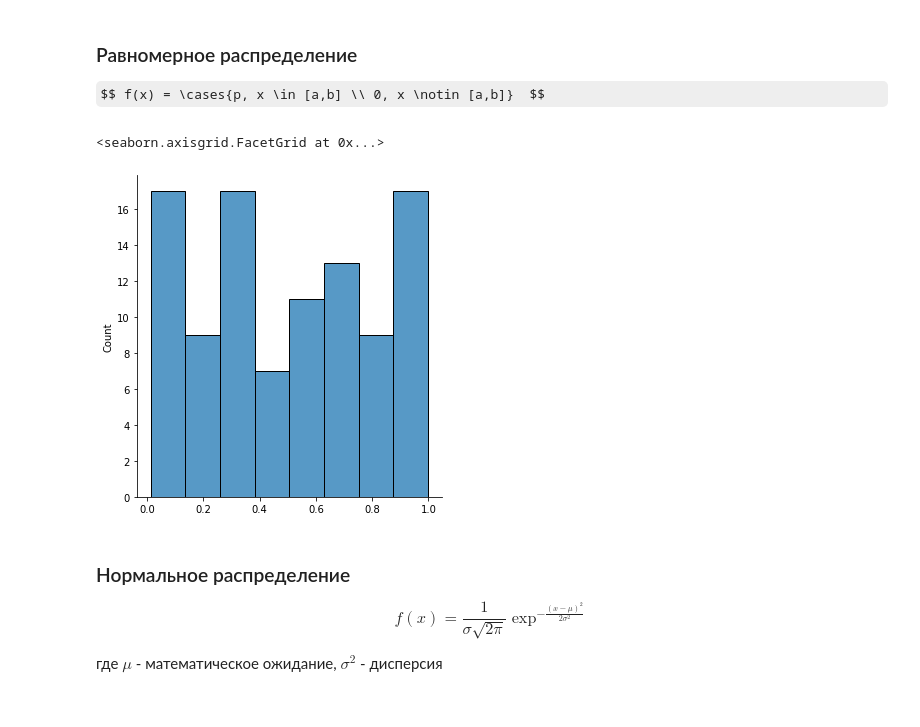
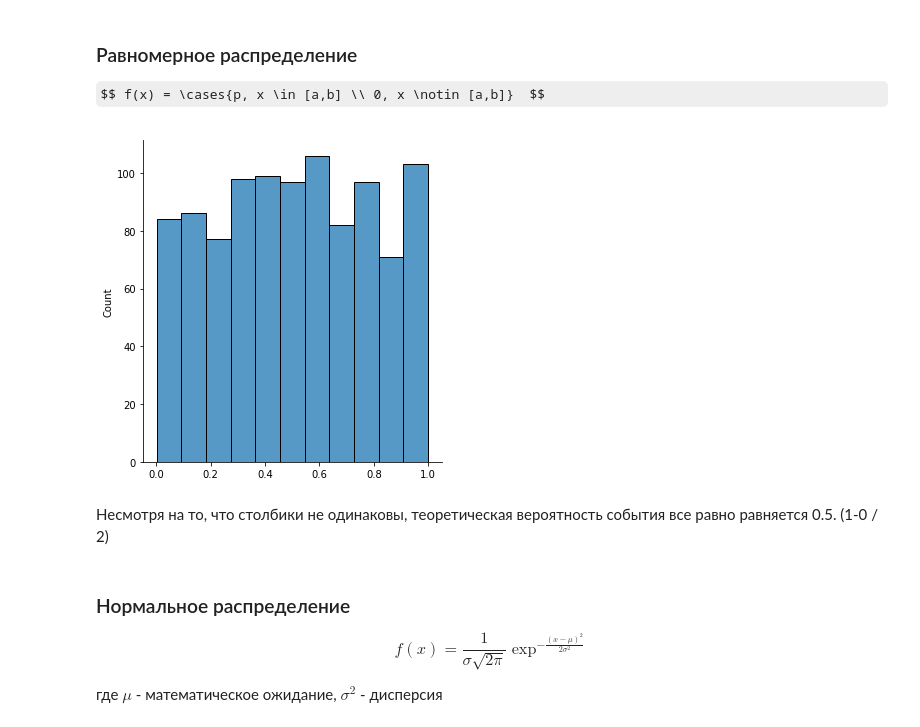
Before and after one commit to iakubovskii7/Data_Science_Course, a Jupyter notebook: DataAnalysis/Лекция 2. Numpy и основные распределения в статистике.ipynb, the cells around one changed output. Drawn from its saved outputs; the diff is of its cells as text; code cells hidden in the pictures; some formulas as TeX source.

```diff
--- a/DataAnalysis/Лекция 2. Numpy и основные распределения в статистике.ipynb
+++ b/DataAnalysis/Лекция 2. Numpy и основные распределения в статистике.ipynb
@@ -590,10 +608,12 @@ print(f"Вероятность того, что временной интерв
 $$ f(x) = \cases{p, x \in [a,b] \\ 0, x \notin [a,b]}  $$
 # %%
 from scipy.stats import uniform
-sns.displot(uniform.rvs(size=100))
+sns.displot(uniform.rvs(size=1000));
 # %% [output]
-<seaborn.axisgrid.FacetGrid at 0x...>
-[figure, old version]
+[figure, new version]
+# %% [markdown]
+Несмотря на то, что столбики не одинаковы, теоретическая вероятность
+события все равно равняется 0.5. (1-0 / 2)
 # %% [markdown]
 ### Нормальное распределение
 
```
Also changed, not shown: parts of 18 cells of this notebook.
